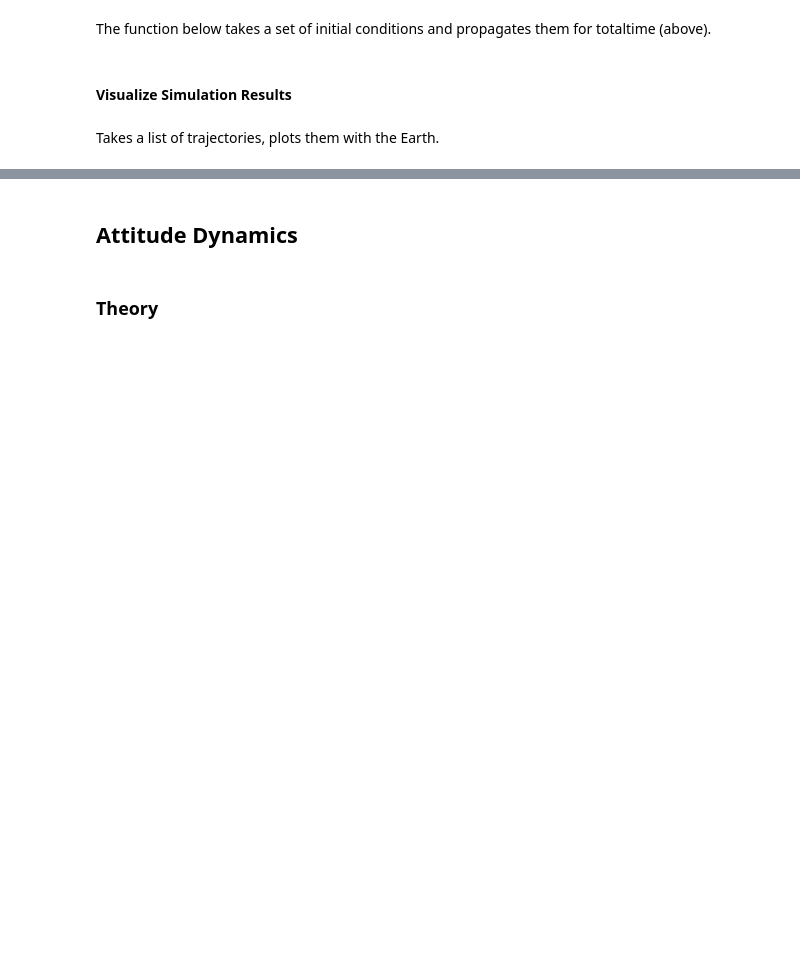
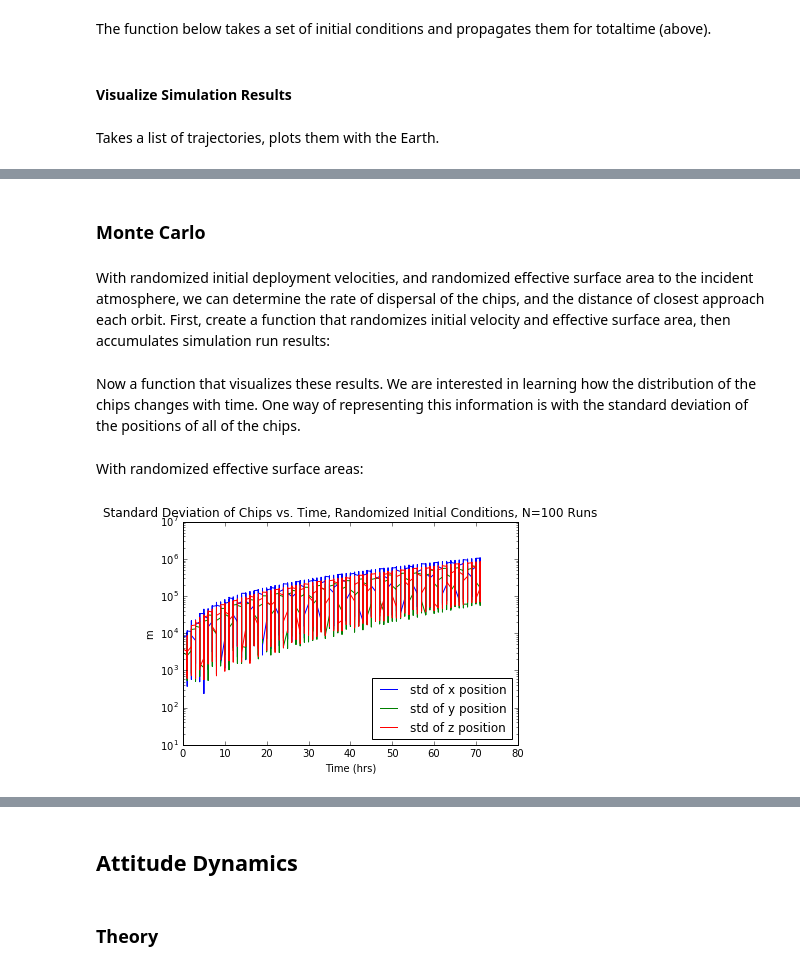
Before and after one commit to vha3/Swarms_Class, a Jupyter notebook: Sprite Attitude and Orbital.ipynb, the cells around one changed output, grey strips where cells are left out. Drawn from its saved outputs; the diff is of its cells as text; code cells hidden in the pictures; blank space fills up the shorter version.

```diff
--- a/Sprite Attitude and Orbital.ipynb
+++ b/Sprite Attitude and Orbital.ipynb
@@ -228,0 +349,4 @@ showResults([runSim(initial_position, initial_velocity)])
+# %% [markdown]
+### Monte Carlo
+# %% [markdown]
+With randomized initial deployment velocities, and randomized effective surface area to the incident atmosphere, we can determine the rate of dispersal of the chips, and the distance of closest approach each orbit. First, create a function that randomizes initial velocity and effective surface area, then accumulates simulation run results:
@@ -228,0 +363,30 @@ showResults([runSim(initial_position, initial_velocity)])
+# %% [markdown]
+Now a function that visualizes these results. We are interested in learning how the distribution of the chips changes with time. One way of representing this information is with the standard deviation of the positions of all of the chips.
+# %%
+def showMonteCarloResults(results):
+    xpositions = numpy.zeros((len(results), len(results[0][:,0])))
+    ypositions = numpy.zeros((len(results), len(results[0][:,0])))
+    zpositions = numpy.zeros((len(results), len(results[0][:,0])))
+    for i in range(len(results)):
+        xpositions[i,:] = results[i][:,0]
+        ypositions[i,:] = results[i][:,1]
+        zpositions[i,:] = results[i][:,2]
+    xstd = numpy.std(xpositions, axis=0)*1000.
+    ystd = numpy.std(ypositions, axis=0)*1000.
+    zstd = numpy.std(zpositions, axis=0)*1000.
+    plt.plot(totaltime/60/60, xstd, label='std of x position')
+    plt.plot(totaltime/60/60, ystd, label='std of y position')
+    plt.plot(totaltime/60/60, zstd, label='std of z position')
+    plt.title('Standard Deviation of Chips vs. Time, Randomized Initial Conditions, N=%d Runs'%len(results))
+    plt.xlabel('Time (hrs)')
+    plt.ylabel('m')
+    plt.yscale('log')
+    plt.legend(loc='lower right')
+    plt.show()
+# %% [markdown]
+With randomized effective surface areas:
+# %%
+results = runMonteCarlo(100)
+showMonteCarloResults(results)
+# %% [output]
+[figure, added]
```
Also changed, not shown: parts of 47 cells of this notebook, 1 other file.
